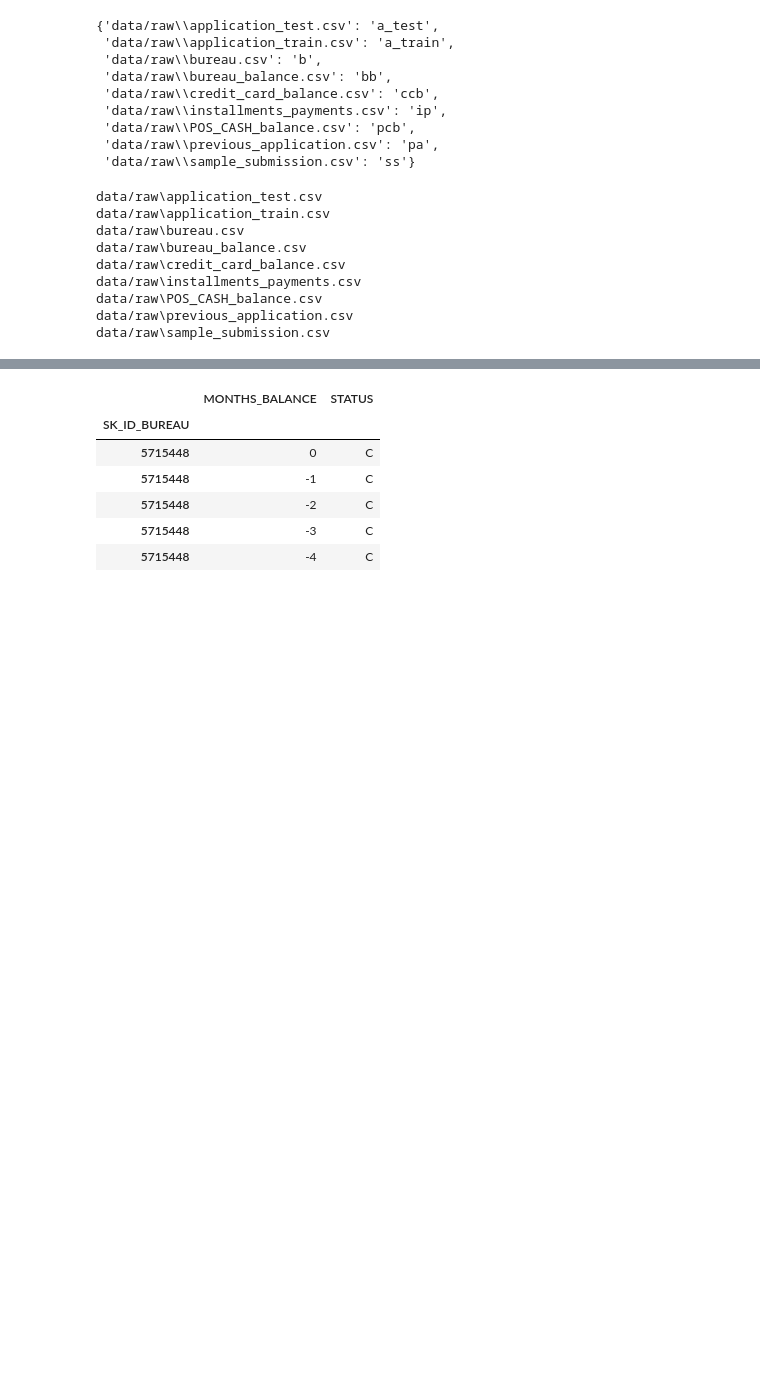
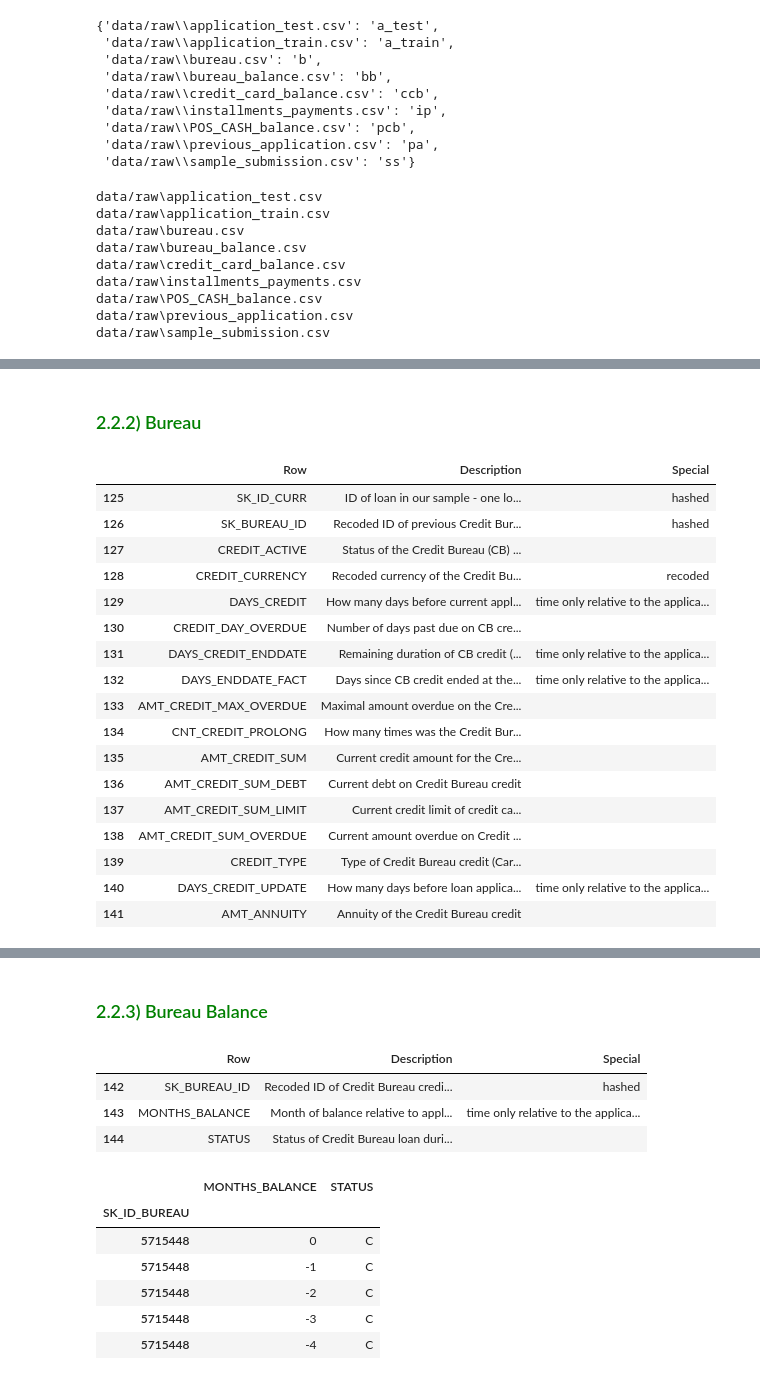
Before and after one commit to milesin3d/HomeCreditDefaultRisk, a Jupyter notebook: HomeCreditDefaultRisk.ipynb, the cells around one changed output, grey strips where cells are left out. Cells and saved outputs as stored; diff of their text form; code cells hidden in the pictures; blank space fills up the shorter version.

```diff
--- a/HomeCreditDefaultRisk.ipynb
+++ b/HomeCreditDefaultRisk.ipynb
@@ -91,0 +110,13 @@ data/raw\sample_submission.csv
+# %%
+# read decription csv
+
+# check encoding for csv file
+with open('data/raw\\HomeCredit_columns_description.csv', 'rb') as f:
+    result = chardet.detect(f.read())
+
+# read file
+descrip = pd.read_csv('data/raw\\HomeCredit_columns_description.csv',
+                 index_col=0,
+                 encoding=result['encoding'])
+descrip = descrip.replace(np.nan, '', regex=True)
+descrip.head()
@@ -117,6 +179,29 @@ The testing data has 48744 loan applications, with 120 features, with no target
 | 100028 | Cash loans | F | N | Y | 2 | 315000.0 | ... |
 | 100038 | Cash loans | M | Y | N | 1 | 180000.0 | ... |
 5 rows × 120 columns
+# %% [markdown]
+### <font color='green'>2.2.2) Bureau</font>
+# %%
+descrip[descrip['Table']=='bureau.csv'][['Row','Description','Special']]
+# %% [output]
+|  | Row | Description | Special |
+| 125 | SK_ID_CURR | ID of loan in our sample - one lo... | hashed |
+| 126 | SK_BUREAU_ID | Recoded ID of previous Credit Bur... | hashed |
+| 127 | CREDIT_ACTIVE | Status of the Credit Bureau (CB) ... |  |
+| 128 | CREDIT_CURRENCY | Recoded currency of the Credit Bu... | recoded |
+| 129 | DAYS_CREDIT | How many days before current appl... | time only relative to the applica... |
+| 130 | CREDIT_DAY_OVERDUE | Number of days past due on CB cre... |  |
+| 131 | DAYS_CREDIT_ENDDATE | Remaining duration of CB credit (... | time only relative to the applica... |
+| 132 | DAYS_ENDDATE_FACT | Days since CB credit ended at the... | time only relative to the applica... |
+| 133 | AMT_CREDIT_MAX_OVERDUE | Maximal amount overdue on the Cre... |  |
+| 134 | CNT_CREDIT_PROLONG | How many times was the Credit Bur... |  |
+| 135 | AMT_CREDIT_SUM | Current credit amount for the Cre... |  |
+| 136 | AMT_CREDIT_SUM_DEBT | Current debt on Credit Bureau credit |  |
+| 137 | AMT_CREDIT_SUM_LIMIT | Current credit limit of credit ca... |  |
+| 138 | AMT_CREDIT_SUM_OVERDUE | Current amount overdue on Credit ... |  |
+| 139 | CREDIT_TYPE | Type of Credit Bureau credit (Car... |  |
+| 140 | DAYS_CREDIT_UPDATE | How many days before loan applica... | time only relative to the applica... |
+| 141 | AMT_ANNUITY | Annuity of the Credit Bureau credit |  |
 # %%
 # bureau.csv
 b.head()
@@ -128,6 +213,15 @@ b.head()
 | 215354 | 5714464 | Active | currency 1 | -203 | 0 | 528.0 | ... |
 | 215354 | 5714465 | Active | currency 1 | -203 | 0 | NaN | ... |
 | 215354 | 5714466 | Active | currency 1 | -629 | 0 | 1197.0 | ... |
+# %% [markdown]
+### <font color='green'>2.2.3) Bureau Balance</font>
+# %%
+descrip[descrip['Table']=='bureau_balance.csv'][['Row','Description','Special']]
+# %% [output]
+|  | Row | Description | Special |
+| 142 | SK_BUREAU_ID | Recoded ID of Credit Bureau credi... | hashed |
+| 143 | MONTHS_BALANCE | Month of balance relative to appl... | time only relative to the applica... |
+| 144 | STATUS | Status of Credit Bureau loan duri... |  |
 # %%
 # bureau_balance.csv
 bb.head()
```
Also changed, not shown: parts of 134 cells of this notebook.
